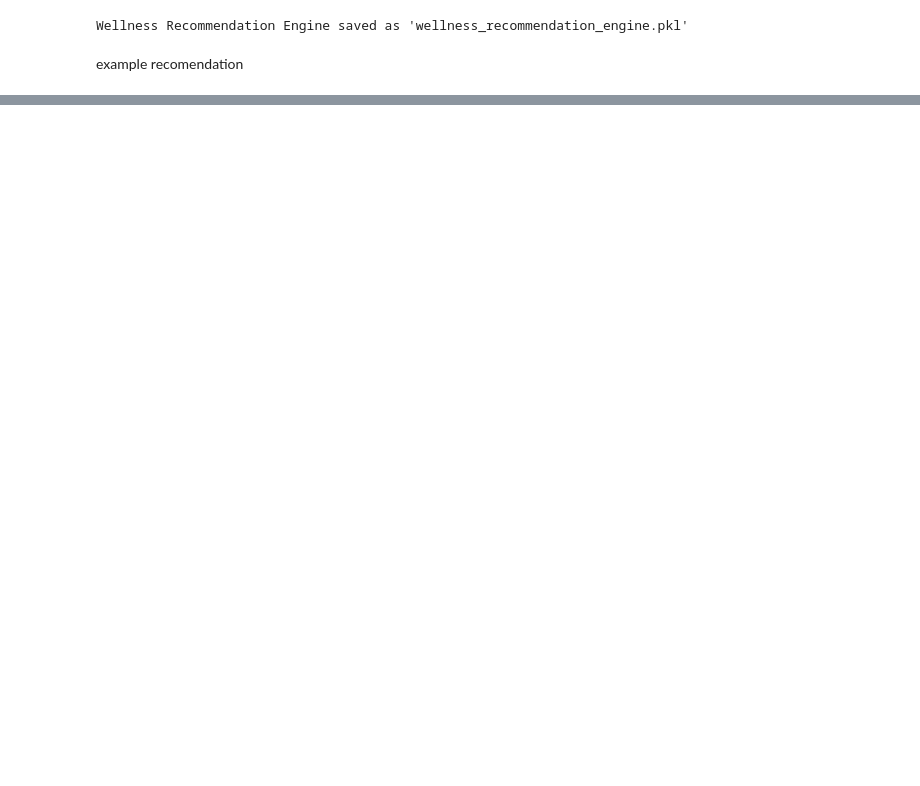
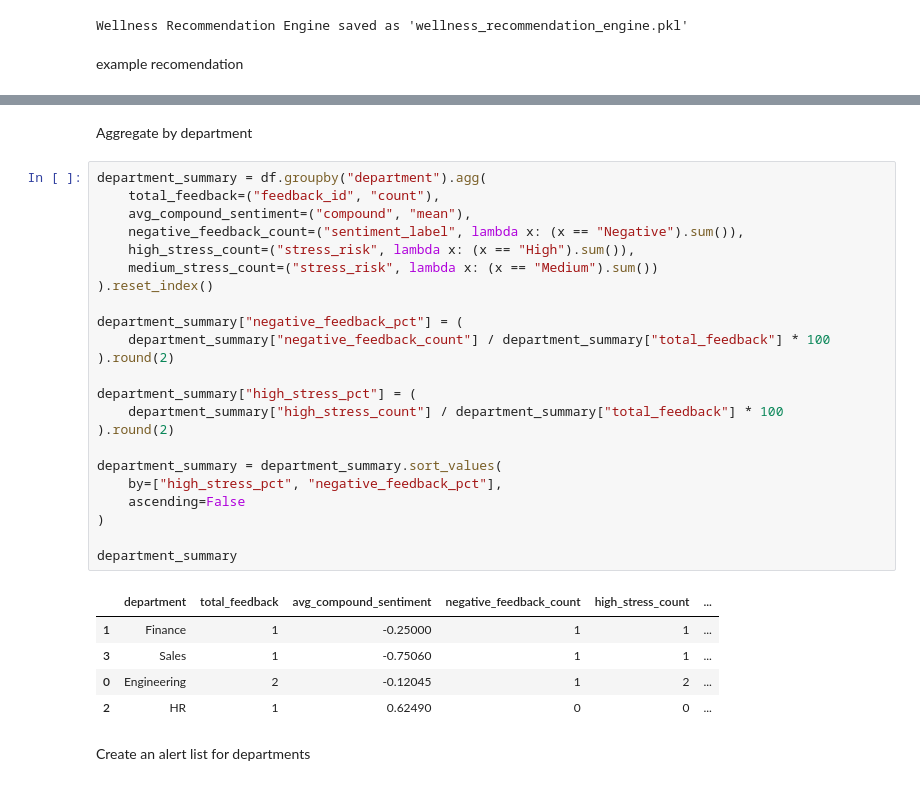
Before and after one commit to Rishit-Ranjan/Employee_wellness_management_analytics_Team-4, a Jupyter notebook: backend/notebook/Employee_wellness_analytics.ipynb, the cells around one changed output, grey strips where cells are left out. Cells and saved outputs as stored; diff of their text form; blank space fills up the shorter version.

```diff
--- a/backend/notebook/Employee_wellness_analytics.ipynb
+++ b/backend/notebook/Employee_wellness_analytics.ipynb
@@ -631,0 +850,33 @@ for i, rec in enumerate(top_recommendations, start=1):
+# %% [markdown]
+Aggregate by department
+# %%
+department_summary = df.groupby("department").agg(
+    total_feedback=("feedback_id", "count"),
+    avg_compound_sentiment=("compound", "mean"),
+    negative_feedback_count=("sentiment_label", lambda x: (x == "Negative").sum()),
+    high_stress_count=("stress_risk", lambda x: (x == "High").sum()),
+    medium_stress_count=("stress_risk", lambda x: (x == "Medium").sum())
+).reset_index()
+
+department_summary["negative_feedback_pct"] = (
+    department_summary["negative_feedback_count"] / department_summary["total_feedback"] * 100
+).round(2)
+
+department_summary["high_stress_pct"] = (
+    department_summary["high_stress_count"] / department_summary["total_feedback"] * 100
+).round(2)
+
+department_summary = department_summary.sort_values(
+    by=["high_stress_pct", "negative_feedback_pct"],
+    ascending=False
+)
+
+department_summary
+# %% [output]
+|  | department | total_feedback | avg_compound_sentiment | negative_feedback_count | high_stress_count | ... |
+| 1 | Finance | 1 | -0.25000 | 1 | 1 | ... |
+| 3 | Sales | 1 | -0.75060 | 1 | 1 | ... |
+| 0 | Engineering | 2 | -0.12045 | 1 | 2 | ... |
+| 2 | HR | 1 | 0.62490 | 0 | 0 | ... |
+# %% [markdown]
+Create an alert list for departments
```
Also changed, not shown: parts of 34 cells of this notebook, 6 other files.
